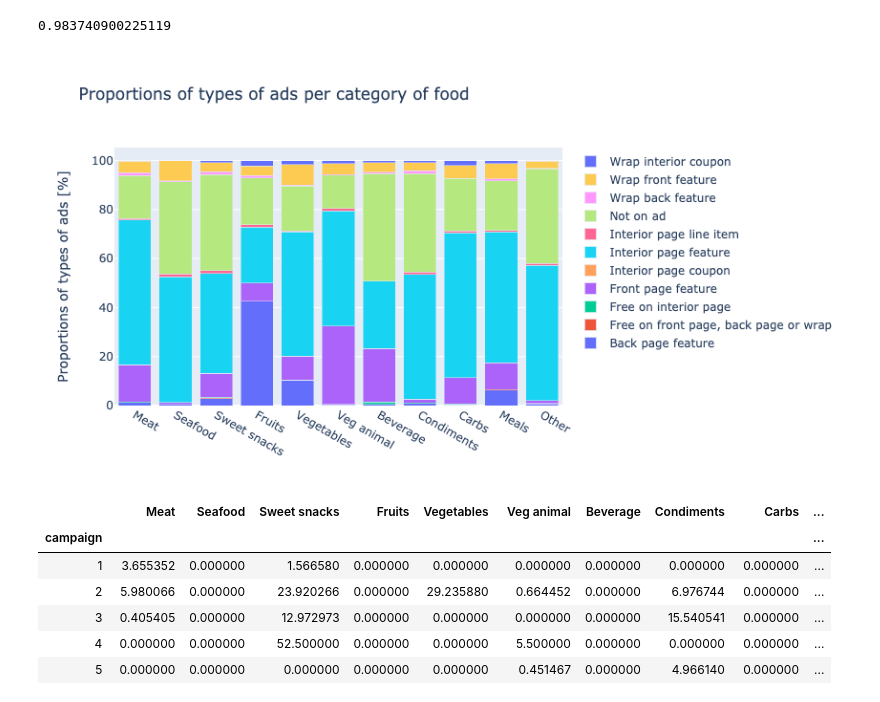
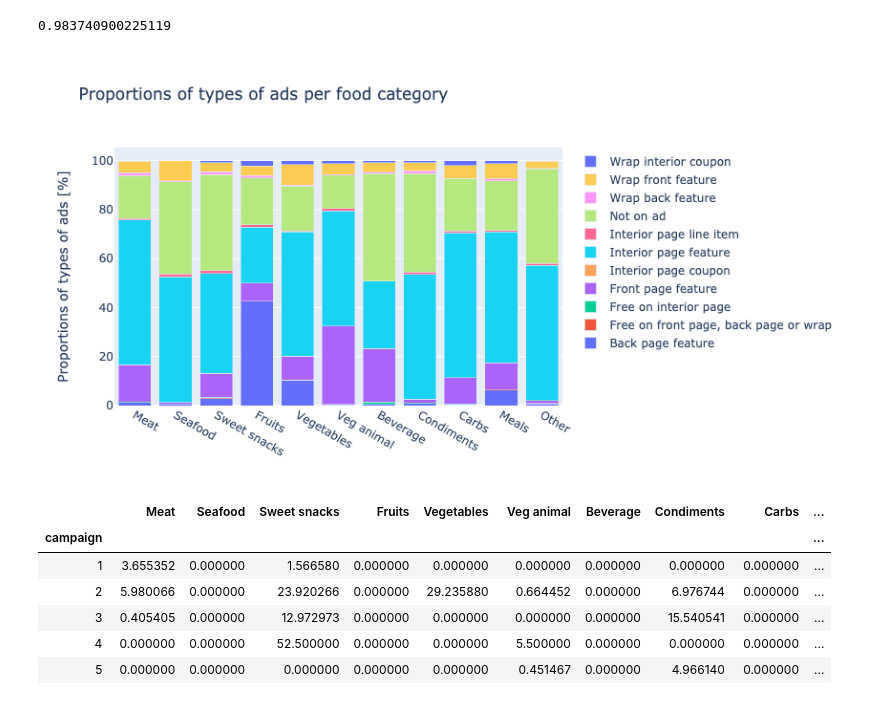
Before and after one commit to whateverforever/ada-2019-project, a Jupyter notebook: plotly.ipynb, the cells around one changed output. Drawn from its saved outputs; the diff is of its cells as text; code cells hidden in the pictures.

```diff
--- a/plotly.ipynb
+++ b/plotly.ipynb
@@ -185,8 +185,8 @@ for col in df_props:
 # %%
 fig7 = go.Figure(data=bar_list, )
 fig7.update_layout(barmode='stack')
 fig7.update_layout(
-    title={'text': 'Proportions of types of ads per category of food',},
+    title={'text': 'Proportions of types of ads per food category',},
     yaxis_title='Proportions of types of ads [%]')
 # %% [output]
-[figure, old version]
+[figure, new version]
```
Also changed, not shown: parts of 1 cell of this notebook, 3 other files.
